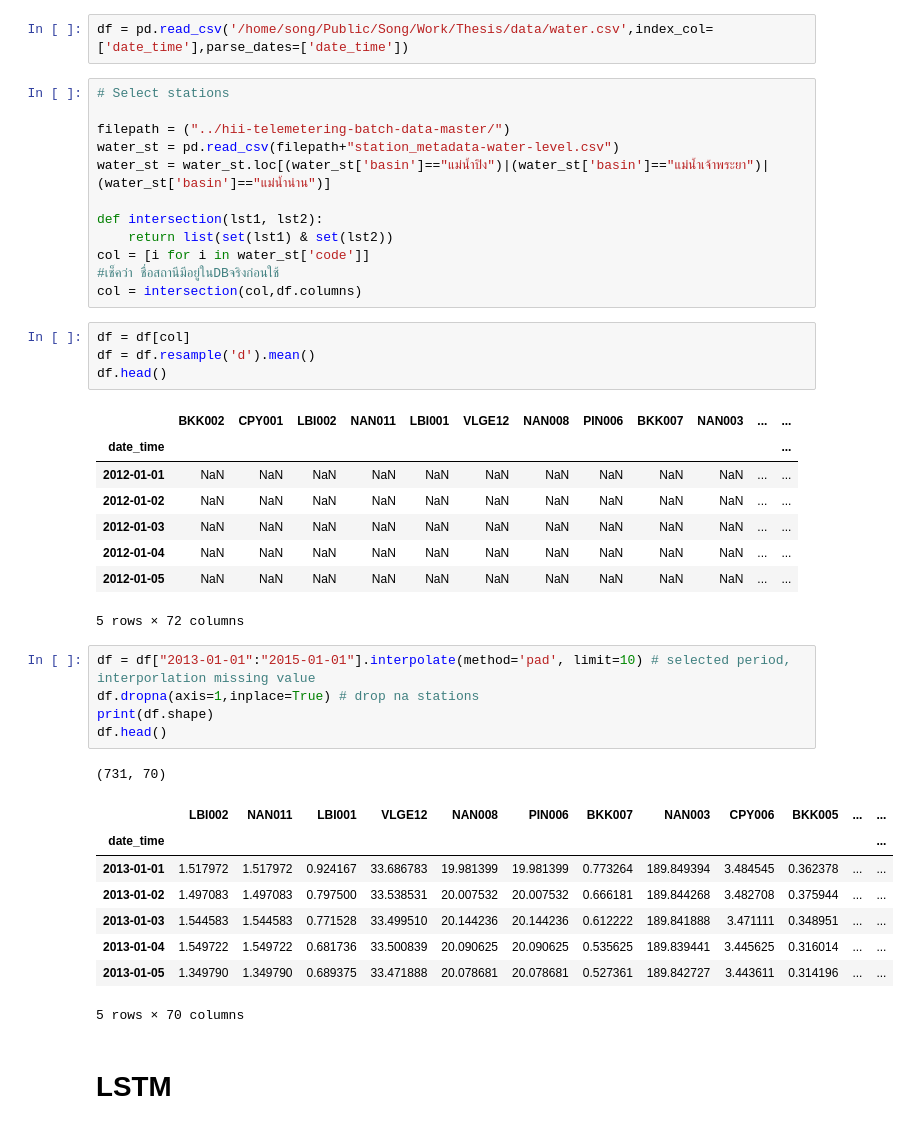
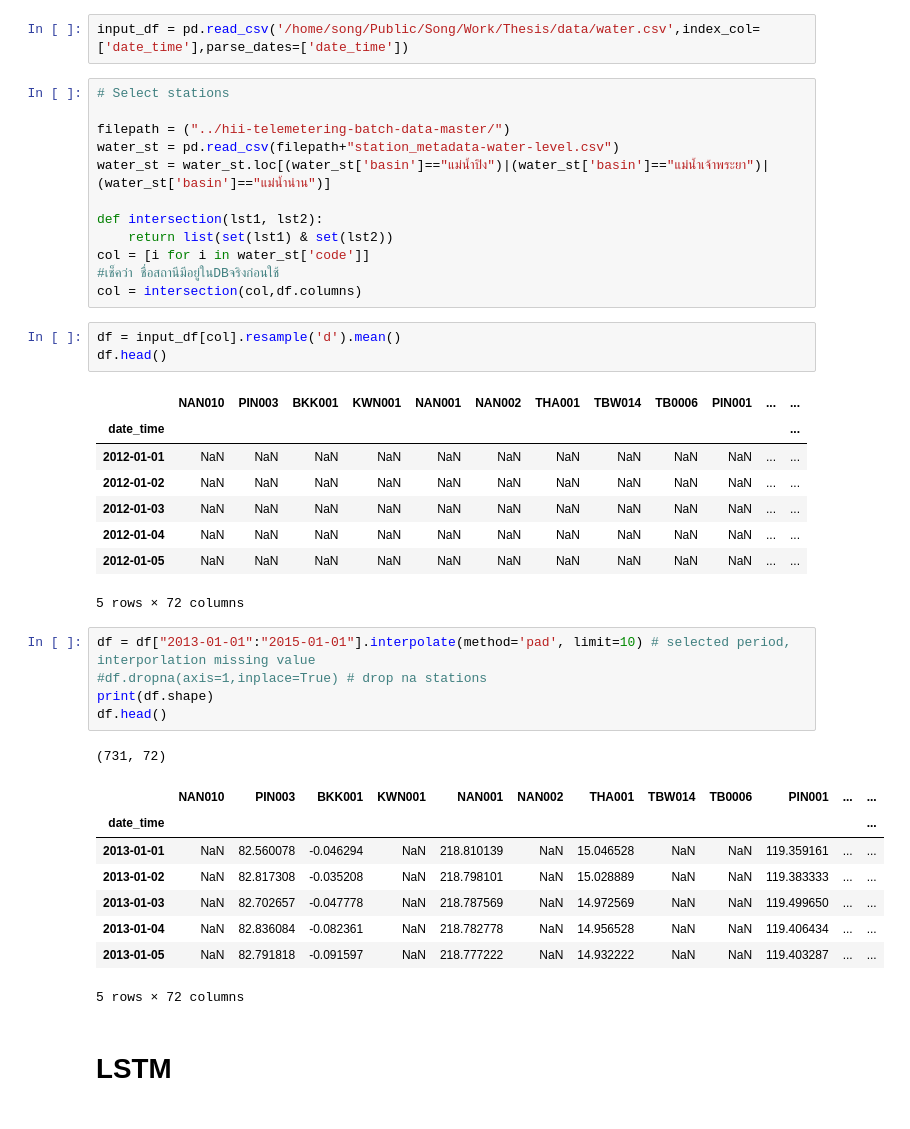
Before and after one commit to SB91ko/ChaoprayaRiver_WaterLV_prediction, a Jupyter notebook: Trial_LSTM.ipynb, the cells around one changed output. Saved outputs shown, nothing was run; the diff lists cells and outputs as text.

```diff
--- a/Trial_LSTM.ipynb
+++ b/Trial_LSTM.ipynb
@@ -10,5 +10,5 @@ import seaborn as sns
 # %%
-df = pd.read_csv('/home/song/Public/Song/Work/Thesis/data/water.csv',index_col=['date_time'],parse_dates=['date_time'])
+input_df = pd.read_csv('/home/song/Public/Song/Work/Thesis/data/water.csv',index_col=['date_time'],parse_dates=['date_time'])
 # %%
 # Select stations
 
@@ -22,11 +22,10 @@ col = [i for i in water_st['code']]
 #เช็คว่า ชื่อสถานีมีอยู่ในDBจริงก่อนใช้
 col = intersection(col,df.columns)
 # %%
-df = df[col]
-df = df.resample('d').mean()
+df = input_df[col].resample('d').mean()
 df.head()
 # %% [output]
-|  | BKK002 | CPY001 | LBI002 | NAN011 | LBI001 | VLGE12 | NAN008 | PIN006 | BKK007 | NAN003 | ... | ... |
+|  | NAN010 | PIN003 | BKK001 | KWN001 | NAN001 | NAN002 | THA001 | TBW014 | TB0006 | PIN001 | ... | ... |
 | date_time |  |  |  |  |  |  |  |  |  |  |  | ... |
 | 2012-01-01 | NaN | NaN | NaN | NaN | NaN | NaN | NaN | NaN | NaN | NaN | ... | ... |
 | 2012-01-02 | NaN | NaN | NaN | NaN | NaN | NaN | NaN | NaN | NaN | NaN | ... | ... |
@@ -36,19 +35,19 @@ df.head()
 5 rows × 72 columns
 # %%
 df = df["2013-01-01":"2015-01-01"].interpolate(method='pad', limit=10) # selected period, interporlation missing value
-df.dropna(axis=1,inplace=True) # drop na stations
+#df.dropna(axis=1,inplace=True) # drop na stations
 print(df.shape)
 df.head()
 # %% [output]
-(731, 70)
+(731, 72)
-|  | LBI002 | NAN011 | LBI001 | VLGE12 | NAN008 | PIN006 | BKK007 | NAN003 | CPY006 | BKK005 | ... | ... |
+|  | NAN010 | PIN003 | BKK001 | KWN001 | NAN001 | NAN002 | THA001 | TBW014 | TB0006 | PIN001 | ... | ... |
 | date_time |  |  |  |  |  |  |  |  |  |  |  | ... |
-| 2013-01-01 | 1.517972 | 1.517972 | 0.924167 | 33.686783 | 19.981399 | 19.981399 | 0.773264 | 189.849394 | 3.484545 | 0.362378 | ... | ... |
-| 2013-01-02 | 1.497083 | 1.497083 | 0.797500 | 33.538531 | 20.007532 | 20.007532 | 0.666181 | 189.844268 | 3.482708 | 0.375944 | ... | ... |
-| 2013-01-03 | 1.544583 | 1.544583 | 0.771528 | 33.499510 | 20.144236 | 20.144236 | 0.612222 | 189.841888 | 3.471111 | 0.348951 | ... | ... |
-| 2013-01-04 | 1.549722 | 1.549722 | 0.681736 | 33.500839 | 20.090625 | 20.090625 | 0.535625 | 189.839441 | 3.445625 | 0.316014 | ... | ... |
-| 2013-01-05 | 1.349790 | 1.349790 | 0.689375 | 33.471888 | 20.078681 | 20.078681 | 0.527361 | 189.842727 | 3.443611 | 0.314196 | ... | ... |
+| 2013-01-01 | NaN | 82.560078 | -0.046294 | NaN | 218.810139 | NaN | 15.046528 | NaN | NaN | 119.359161 | ... | ... |
+| 2013-01-02 | NaN | 82.817308 | -0.035208 | NaN | 218.798101 | NaN | 15.028889 | NaN | NaN | 119.383333 | ... | ... |
+| 2013-01-03 | NaN | 82.702657 | -0.047778 | NaN | 218.787569 | NaN | 14.972569 | NaN | NaN | 119.499650 | ... | ... |
+| 2013-01-04 | NaN | 82.836084 | -0.082361 | NaN | 218.782778 | NaN | 14.956528 | NaN | NaN | 119.406434 | ... | ... |
+| 2013-01-05 | NaN | 82.791818 | -0.091597 | NaN | 218.777222 | NaN | 14.932222 | NaN | NaN | 119.403287 | ... | ... |
-5 rows × 70 columns
+5 rows × 72 columns
 # %% [markdown]
 # LSTM
 # %%
```
Also changed, not shown: parts of 12 cells of this notebook, 2 other files.
